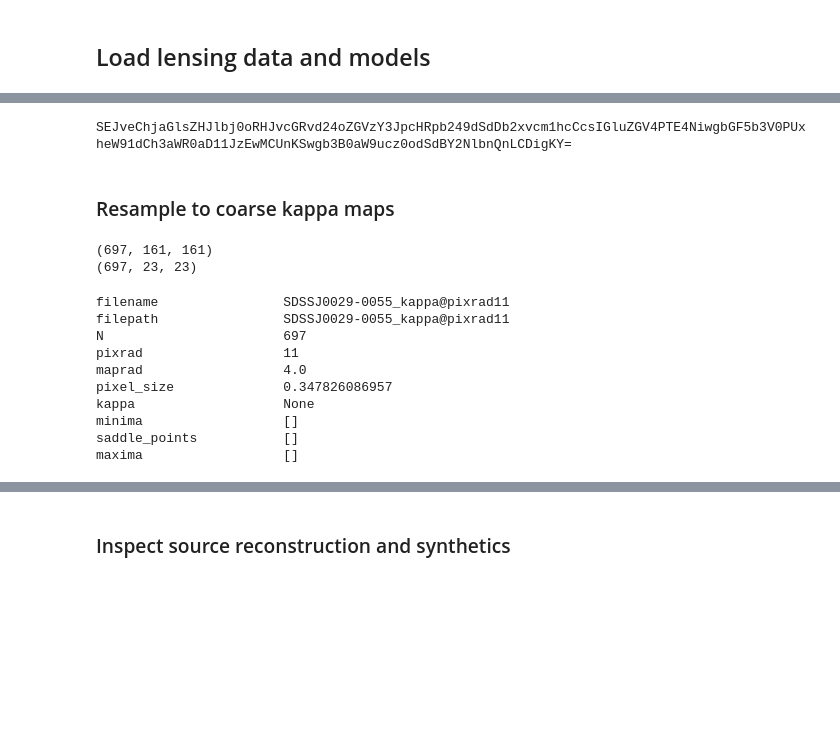
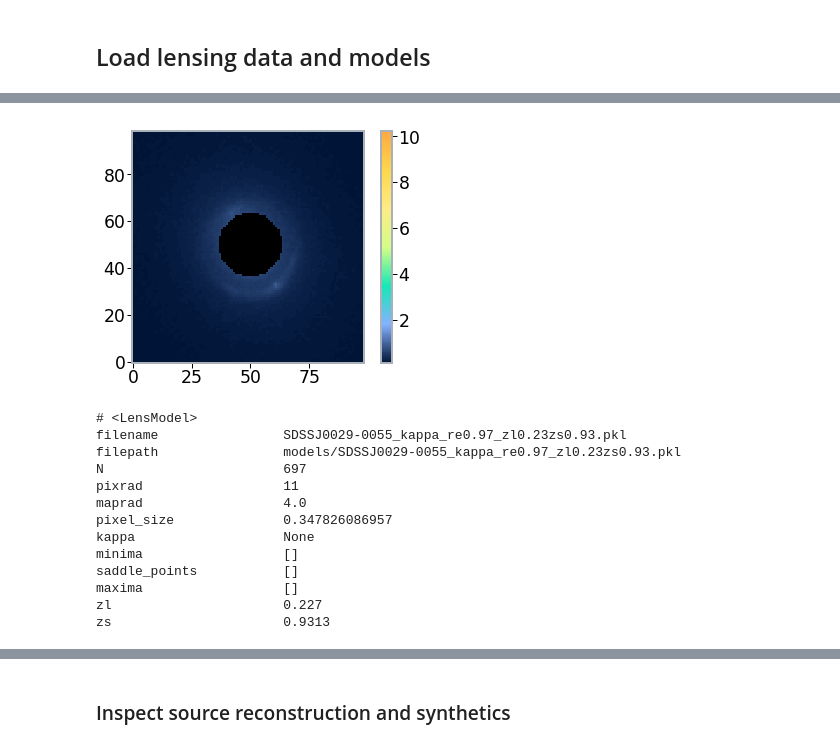
Before and after one commit to phdenzel/slacs-match, a Jupyter notebook: matching_test.ipynb, the cells around one changed output, grey strips where cells are left out. Cells and saved outputs as stored; diff of their text form; code cells hidden in the pictures; blank space fills up the shorter version.

```diff
--- a/matching_test.ipynb
+++ b/matching_test.ipynb
@@ -65,0 +22,9 @@ pprint.pprint(objects)
+# %%
+ids = ['SDSSJ0029-0055', 'SDSSJ0737+3216', 'SDSSJ0753+3416', 'SDSSJ0956+5100',
+       'SDSSJ1051+4439', 'SDSSJ1430+6104', 'SDSSJ1627-0053']
+idx = 0
+lens = ids[idx]
+pixrad = 11
+sigf = 2e+1
+# %%
+lo = load_lo(lens, verbose=True)
@@ -66,16 +49,15 @@ pprint.pprint(objects)
 # %%
-%matplotlib notebook
-
-lo = objects[0]
+# %matplotlib notebook
 
 fig, ax = plt.subplots()
-plt_out = plt.imshow(lo.data, cmap=gcl.GLEAMcmaps.vilux)
+plt_out = plt.imshow(lo.data, origin='lower', cmap='vilux')
 cb = plt.colorbar()
 
 msk = np.zeros(lo.roi.mask.shape + (4,))
 msk[:, :, 3] = lo.roi.mask
-plt.imshow(msk)
+plt.imshow(msk, origin='lower')
+plt.show()
 
-clrbar = IPColorbar(cb, plt_out)
-clrbar.connect()
+# clrbar = IPColorbar(cb, plt_out)
+# clrbar.connect()
 # %% [output]
@@ -84 +64 @@ clrbar.connect()
-SEJveChjaGlsZHJlbj0oRHJvcGRvd24oZGVzY3JpcHRpb249dSdDb2xvcm1hcCcsIGluZGV4PTE4NiwgbGF5b3V0PUxheW91dCh3aWR0aD11JzEwMCUnKSwgb3B0aW9ucz0odSdBY2NlbnQnLCDigKY=
+[figure, added]
@@ -94,13 +64,0 @@ for k in ids:
-# %% [markdown]
-### Resample to coarse kappa maps
-# %%
-# plt.imshow(models[0].data[5])
-print models[0].data.shape
-
-from scipy import ndimage
-d = ndimage.interpolation.zoom(models[0].data, [1, 1./7, 1./7], order=0)
-# plt.imshow(d[0])
-print d.shape
-# %% [output]
-(697, 161, 161)
-(697, 23, 23)
@@ -120,13 +65,16 @@ for k, lm in zip(ids, models):
-# %%
-print rescaled_models[0].__v__
-# %% [output]
-filename                SDSSJ0029-0055_kappa@pixrad11
-filepath                SDSSJ0029-0055_kappa@pixrad11
-N                       697
-pixrad                  11
-maprad                  4.0
-pixel_size              0.347826086957
-kappa                   None
-minima                  []
-saddle_points           []
-maxima                  []
+# %%
+lm = load_lm(lens, update_pixrad=pixrad, verbose=True)
+# %% [output]
+# <LensModel>
+filename                SDSSJ0029-0055_kappa_re0.97_zl0.23zs0.93.pkl
+filepath                models/SDSSJ0029-0055_kappa_re0.97_zl0.23zs0.93.pkl
+N                       697
+pixrad                  11
+maprad                  4.0
+pixel_size              0.347826086957
+kappa                   None
+minima                  []
+saddle_points           []
+maxima                  []
+zl                      0.227
+zs                      0.9313
```
Also changed, not shown: parts of 15 cells of this notebook, 6 other files.
